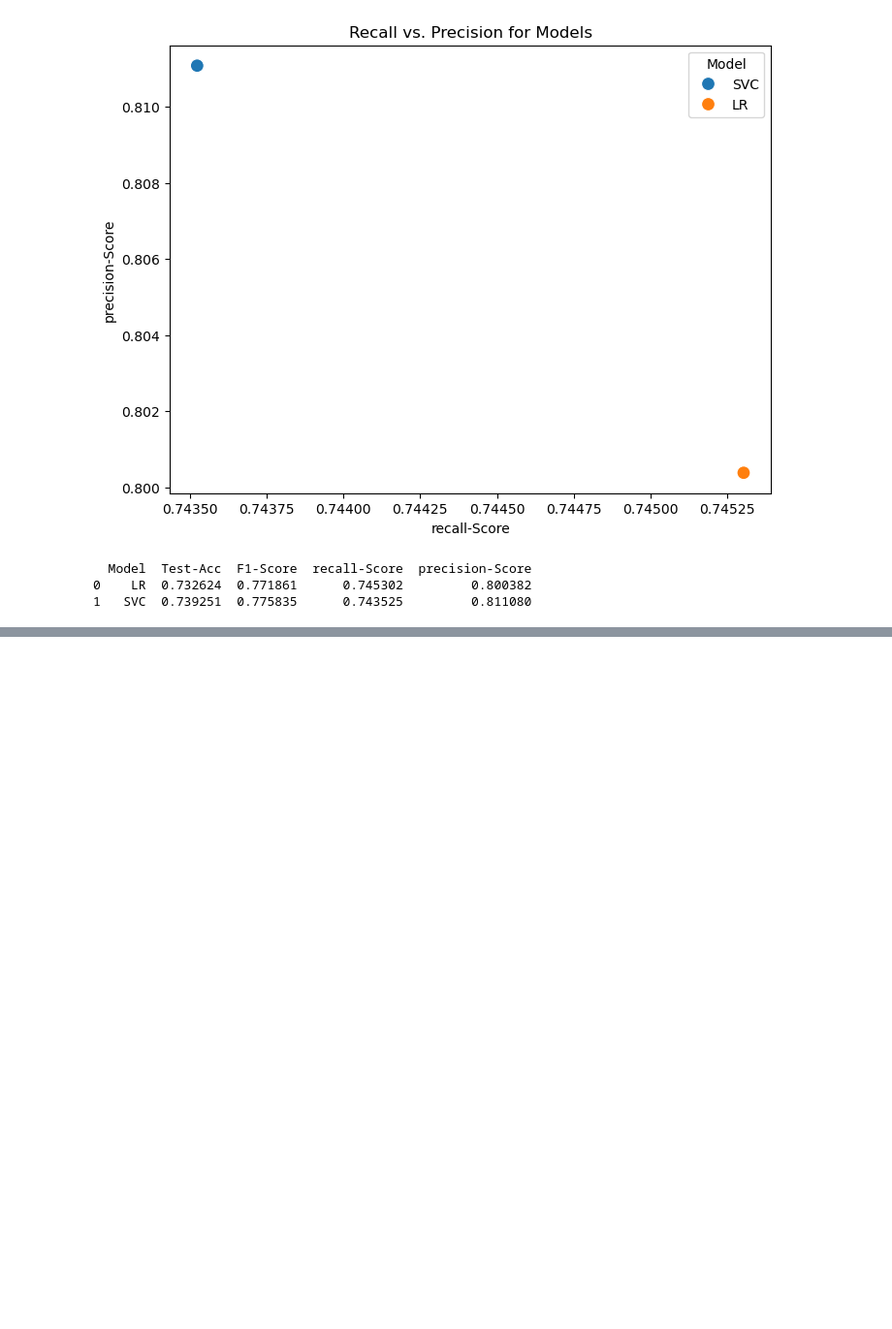
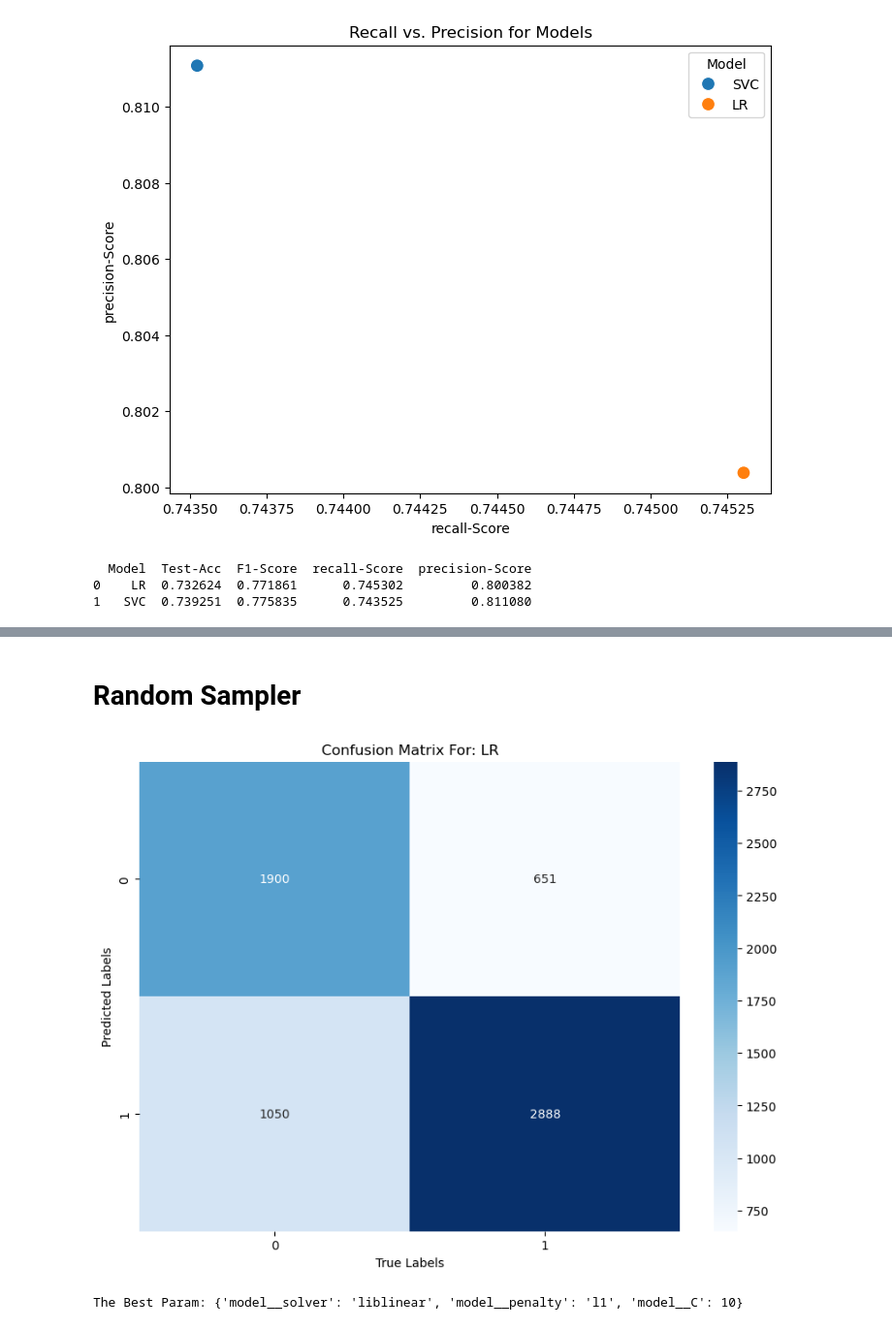
Before and after one commit to MaukanMir/Women-Ecommerce-Analysis, a Jupyter notebook: training.ipynb, the cells around one changed output, grey strips where cells are left out. Shown at 97% size. Cells and saved outputs as stored; diff of their text form; code cells hidden in the pictures; blank space fills up the shorter version.

```diff
--- a/training.ipynb
+++ b/training.ipynb
@@ -946,0 +958,10 @@ print(performance_df)
+# %% [markdown]
+# Random Sampler
+# %%
+model_names = ["LR", "SVC"]
+models = grab_selected_models(model_names)
+performance_df = optimization_search(model_names, models, RandomOverSampler(), X_reducded, y, RandomizedSearchCV, params, acc_metric)
+chart_performances(performance_df.sort_values(by="Test-Acc", ascending=False))
+# %% [output]
+[figure, added]
+The Best Param: {'model__solver': 'liblinear', 'model__penalty': 'l1', 'model__C': 10}
```
Also changed, not shown: parts of 2 cells of this notebook.
